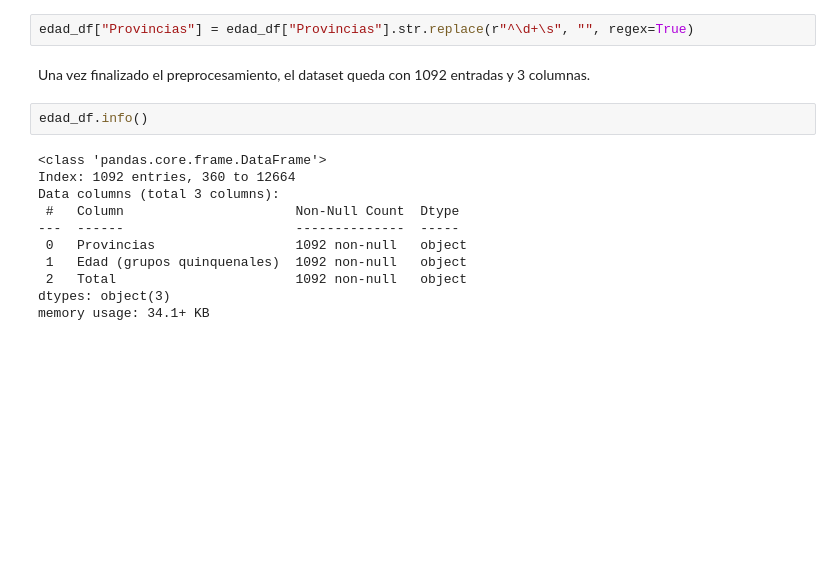
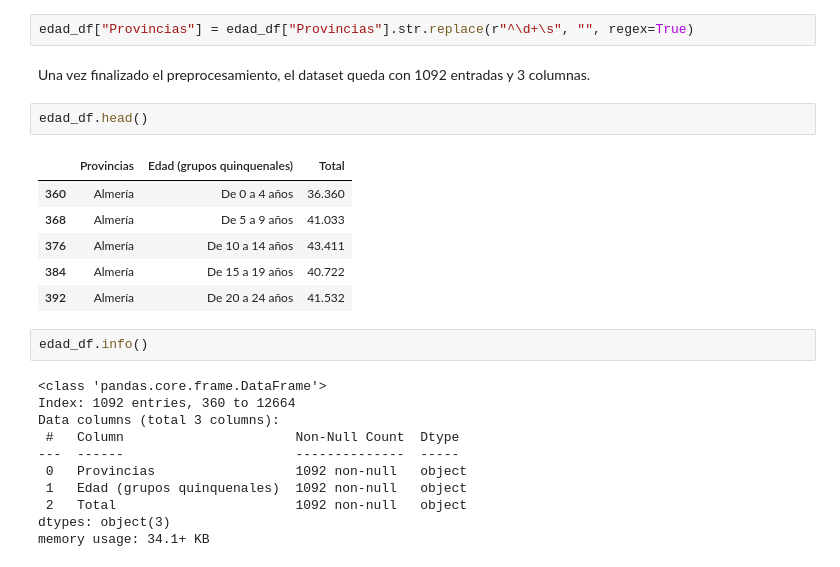
Before and after one commit to elena-17/DataMining-24-25, a Jupyter notebook: src/processing.ipynb, the cells around one changed output. Cells and saved outputs as stored; diff of their text form; blank space fills up the shorter version.

```diff
--- a/src/processing.ipynb
+++ b/src/processing.ipynb
@@ -91,6 +156,15 @@ Se eliminará el número que identifica a cada provincia para dejar solo el nomb
 edad_df["Provincias"] = edad_df["Provincias"].str.replace(r"^\d+\s", "", regex=True)
 # %% [markdown]
 Una vez finalizado el preprocesamiento, el dataset queda con 1092 entradas y 3 columnas.
+# %%
+edad_df.head()
+# %% [output]
+|  | Provincias | Edad (grupos quinquenales) | Total |
+| 360 | Almería | De 0 a 4 años | 36.360 |
+| 368 | Almería | De 5 a 9 años | 41.033 |
+| 376 | Almería | De 10 a 14 años | 43.411 |
+| 384 | Almería | De 15 a 19 años | 40.722 |
+| 392 | Almería | De 20 a 24 años | 41.532 |
 # %%
 edad_df.info()
 # %% [output]
```
Also changed, not shown: parts of 13 cells of this notebook.
